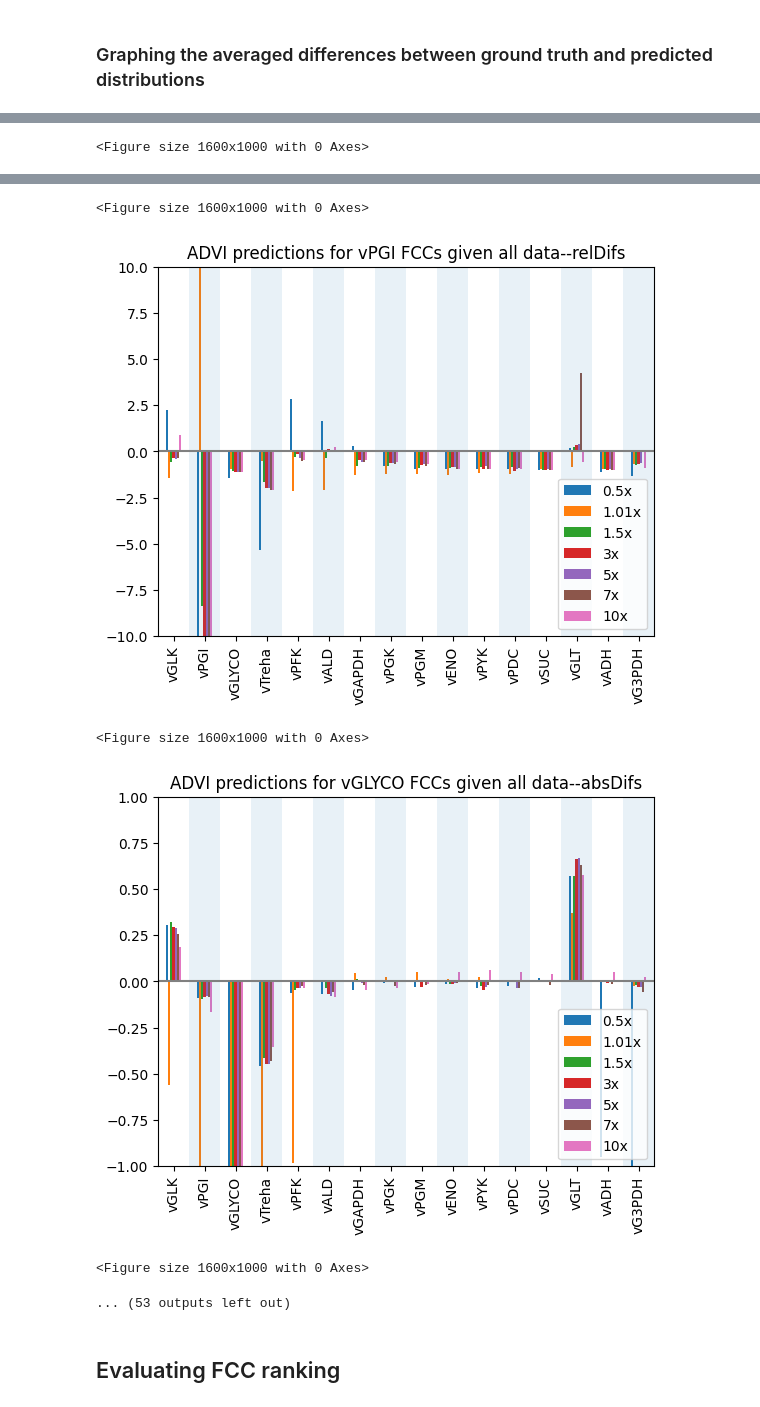
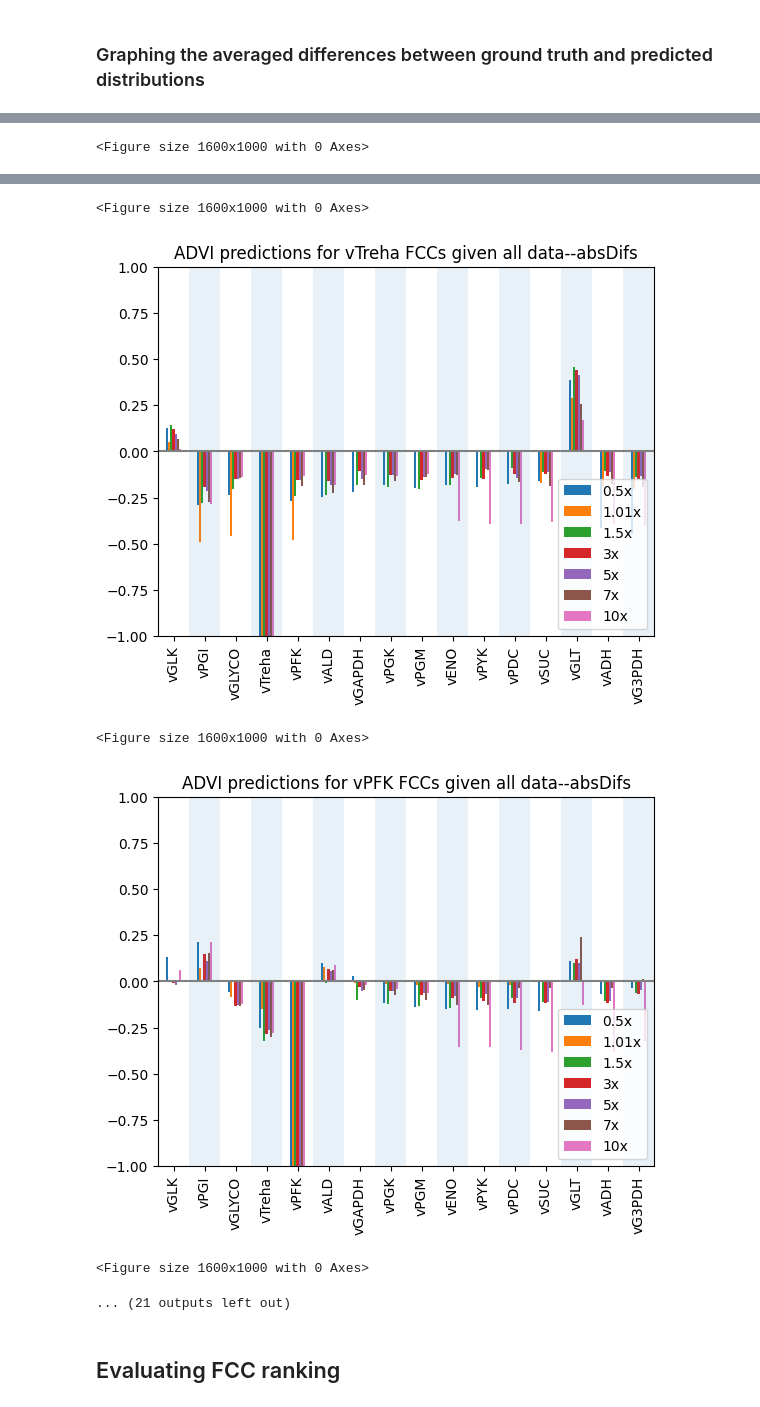
Before and after one commit to sys-bio/BMCA-pipeline, a Jupyter notebook: notebooks/topologyA/omitted_data/omitExMet_v_simplTeusink.ipynb, the cells around one changed output, grey strips where cells are left out. Saved outputs shown, nothing was run; the diff lists cells and outputs as text; code cells hidden in the pictures.

Commit message:
changed ranking visualizations

```diff
--- a/notebooks/topologyA/omitted_data/omitExMet_v_simplTeusink.ipynb
+++ b/notebooks/topologyA/omitted_data/omitExMet_v_simplTeusink.ipynb
@@ -237,0 +180,18 @@ med_Ey_advi = np.median(Ey, axis=0)
+# %%
+def get_az_mean(traces):
+    trace_means = []
+    for t in traces:
+        Ex_mean = az.summary(t)['mean'].reset_index()
+        Ex_mean.columns = ['elasticity', 'mean']
+        Ex_mean = Ex_mean[Ex_mean.elasticity.str.contains("Ex\[")]['mean'].values.flatten().reshape((-1,1))
+        trace_means.append(Ex_mean)
+    Ex = np.concatenate(trace_means, axis=1)
+    return np.mean(Ex, axis=1)
+# %%
+med_Ex05_advi = get_az_mean(trace05)
+med_Ex10_advi = get_az_mean(trace10)
+med_Ex15_advi = get_az_mean(trace15)
+med_Ex3_advi = get_az_mean(trace3)
+med_Ex5_advi = get_az_mean(trace5)
+med_Ex7_advi = get_az_mean(trace7)
+med_Ex100_advi = get_az_mean(trace100)
@@ -271,13 +249,13 @@ def estimate_CCs(BMCA_obj, Ex):
 # %% [markdown]
 ### Negative predictions
 # %%
-postFCC05 = estimate_CCs(BMCA_obj05, Ex05)
-postFCC10 = estimate_CCs(BMCA_obj10, Ex10)
-postFCC15 = estimate_CCs(BMCA_obj15, Ex15)
-postFCC3 = estimate_CCs(BMCA_obj3, Ex3)
-postFCC5 = estimate_CCs(BMCA_obj5, Ex5)
-postFCC7 = estimate_CCs(BMCA_obj7, Ex7)
-postFCC100 = estimate_CCs(BMCA_obj100, Ex100)
+postFCC05 = estimate_CCs(BMCA_obj05, med_Ex05_advi.reshape((16,11)))
+postFCC10 = estimate_CCs(BMCA_obj10, med_Ex10_advi.reshape((16,11)))
+postFCC15 = estimate_CCs(BMCA_obj15, med_Ex15_advi.reshape((16,11)))
+postFCC3 = estimate_CCs(BMCA_obj3, med_Ex3_advi.reshape((16,11)))
+postFCC5 = estimate_CCs(BMCA_obj5, med_Ex5_advi.reshape((16,11)))
+postFCC7 = estimate_CCs(BMCA_obj7, med_Ex7_advi.reshape((16,11)))
+postFCC100 = estimate_CCs(BMCA_obj100, med_Ex100_advi.reshape((16,11)))
 # %%
 rxn_FCCs = [postFCC05, postFCC10, postFCC15, postFCC3, postFCC5, postFCC7, postFCC100]
 pt_labels = ['0.5x', '1.01x', '1.5x', '3x', '5x', '7x', '10x']
@@ -332,6 +310,7 @@ for rxn in r.getReactionIds():
     plt.legend(loc='lower right')
     plt.title(f'ADVI predictions for {rxn} FCCs given all data--absDifs')
 
+    """
     f2 = plt.figure(figsize=(16, 10))
     relDifs.T.plot(kind='bar')
     # alternate color each group of reactions so it is easier to see
@@ -341,6 +320,7 @@ for rxn in r.getReactionIds():
     plt.ylim((-10,10))
     plt.legend(loc='lower right')
     plt.title(f'ADVI predictions for {rxn} FCCs given all data--relDifs')
+    """
 # %% [output]
 More than 20 figures have been opened. Figures created through the pyplot interface (`matplotlib.pyplot.figure`) are retained until explicitly closed and may consume too much memory. (To control this  ...
 <Figure size 1600x1000 with 0 Axes>
@@ -352,9 +332,9 @@ More than 20 figures have been opened. Figures created through the pyplot interf
 <Figure size 1600x1000 with 0 Axes>
-[figure, old version]
+[figure, new version]
 <Figure size 1600x1000 with 0 Axes>
-[figure, old version]
+[figure, new version]
 <Figure size 1600x1000 with 0 Axes>
-... (53 outputs left out)
+... (21 outputs left out)
 # %%
 plt.close("all")
 # %% [markdown]
```
Also changed, not shown: parts of 19 cells of this notebook.
